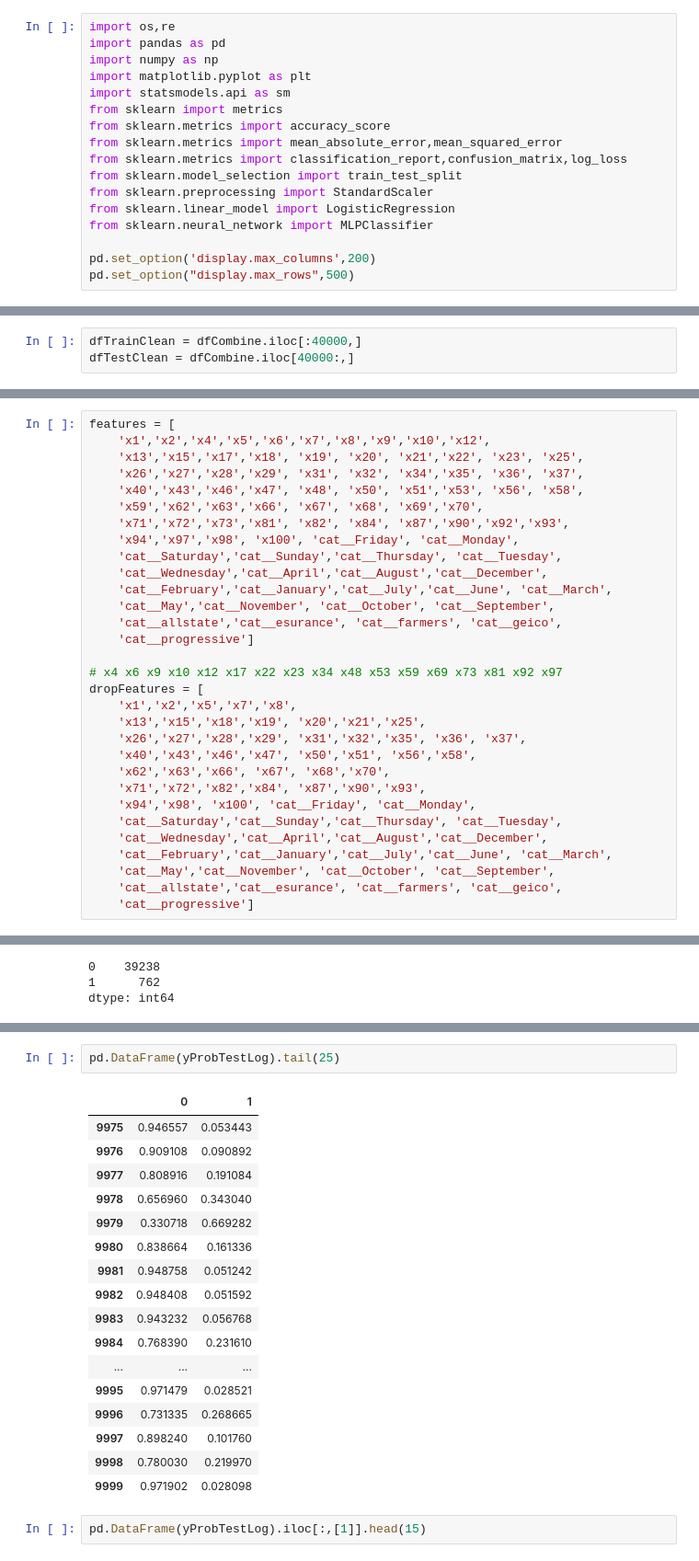
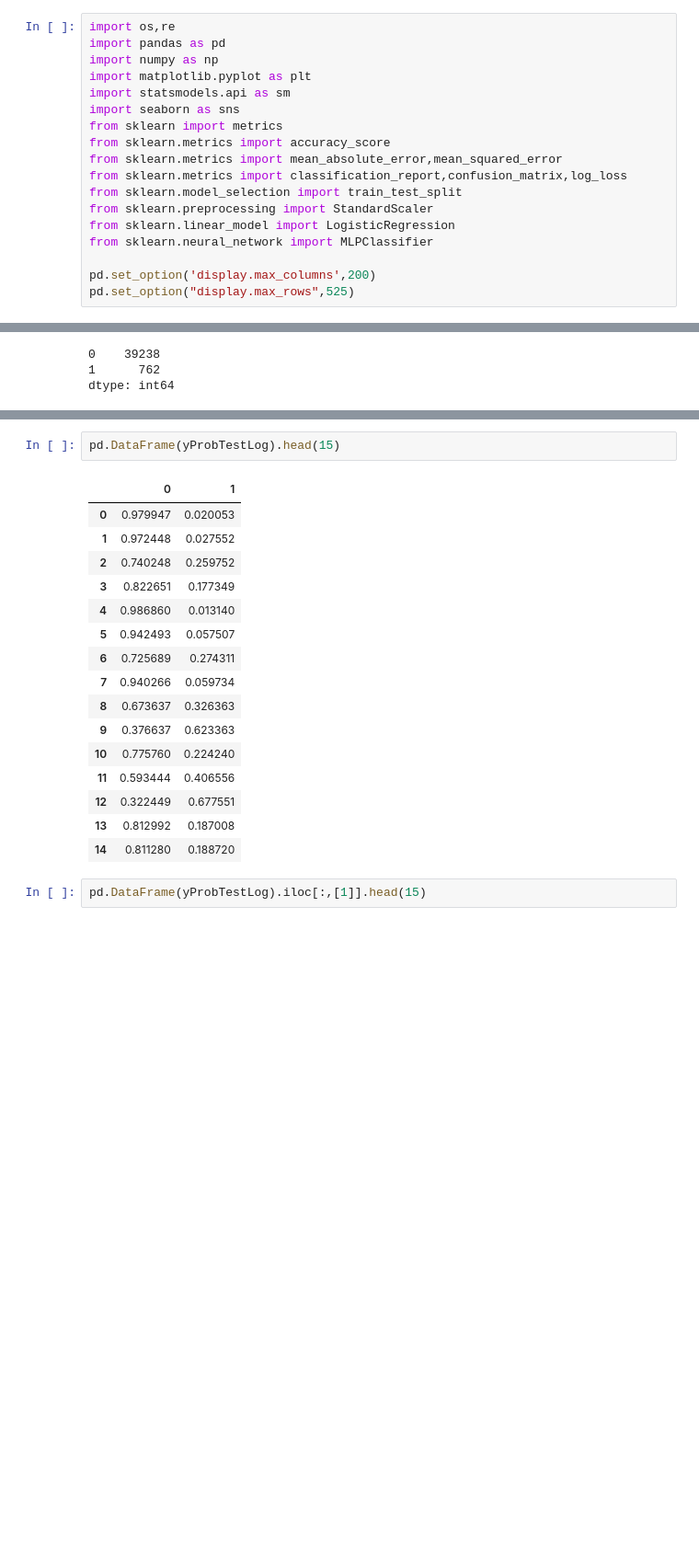
Before and after one commit to tamle2021/classification, a Jupyter notebook: sf.ipynb, the cells around one changed output, grey strips where cells are left out. Shown at 92% size. Saved outputs shown, nothing was run; the diff lists cells and outputs as text; blank space fills up the shorter version.

```diff
--- a/sf.ipynb
+++ b/sf.ipynb
@@ -6,6 +6,7 @@ import pandas as pd
 import numpy as np
 import matplotlib.pyplot as plt
 import statsmodels.api as sm
+import seaborn as sns
 from sklearn import metrics
 from sklearn.metrics import accuracy_score
 from sklearn.metrics import mean_absolute_error,mean_squared_error
@@ -16,7 +17,7 @@ from sklearn.linear_model import LogisticRegression
 from sklearn.neural_network import MLPClassifier
 
 pd.set_option('display.max_columns',200)
-pd.set_option("display.max_rows",500)
+pd.set_option("display.max_rows",525)
 # %%
 dfTrain = pd.read_csv("exercise_40_train.csv")
 dfTest = pd.read_csv("exercise_40_test.csv")
@@ -374,6 +624,3 @@ dfCombine.head(15)
-# %%
-dfTrainClean = dfCombine.iloc[:40000,]
-dfTestClean = dfCombine.iloc[40000:,]
 # %% [markdown]
 ### Logistic regression (classification) & neural network
 
@@ -403,37 +644,6 @@ Index(['y', 'x1', 'x2', 'x3', 'x4', 'x5', 'x6', 'x7', 'x8', 'x9', 'x10', 'x12',
        'cat__allstate', 'cat__esurance', 'cat__farmers', 'cat__geico',
        'cat__progressive'],
       dtype='object')
-# %%
-features = [
-    'x1','x2','x4','x5','x6','x7','x8','x9','x10','x12',
-    'x13','x15','x17','x18', 'x19', 'x20', 'x21','x22', 'x23', 'x25',
-    'x26','x27','x28','x29', 'x31', 'x32', 'x34','x35', 'x36', 'x37',
-    'x40','x43','x46','x47', 'x48', 'x50', 'x51','x53', 'x56', 'x58',
-    'x59','x62','x63','x66', 'x67', 'x68', 'x69','x70',
-    'x71','x72','x73','x81', 'x82', 'x84', 'x87','x90','x92','x93',
-    'x94','x97','x98', 'x100', 'cat__Friday', 'cat__Monday',
-    'cat__Saturday','cat__Sunday','cat__Thursday', 'cat__Tuesday',
-    'cat__Wednesday','cat__April','cat__August','cat__December',
-    'cat__February','cat__January','cat__July','cat__June', 'cat__March',
-    'cat__May','cat__November', 'cat__October', 'cat__September',
-    'cat__allstate','cat__esurance', 'cat__farmers', 'cat__geico',
-    'cat__progressive']
-
-# x4 x6 x9 x10 x12 x17 x22 x23 x34 x48 x53 x59 x69 x73 x81 x92 x97
-dropFeatures = [
-    'x1','x2','x5','x7','x8',
-    'x13','x15','x18','x19', 'x20','x21','x25',
-    'x26','x27','x28','x29', 'x31','x32','x35', 'x36', 'x37',
-    'x40','x43','x46','x47', 'x50','x51', 'x56','x58',
-    'x62','x63','x66', 'x67', 'x68','x70',
-    'x71','x72','x82','x84', 'x87','x90','x93',
-    'x94','x98', 'x100', 'cat__Friday', 'cat__Monday',
-    'cat__Saturday','cat__Sunday','cat__Thursday', 'cat__Tuesday',
-    'cat__Wednesday','cat__April','cat__August','cat__December',
-    'cat__February','cat__January','cat__July','cat__June', 'cat__March',
-    'cat__May','cat__November', 'cat__October', 'cat__September',
-    'cat__allstate','cat__esurance', 'cat__farmers', 'cat__geico',
-    'cat__progressive']
 # %% [markdown]
 ### Scale data
 # %%
@@ -537,23 +711,22 @@ pd.DataFrame(yProbTrainLog).head(20)
 # %%
-pd.DataFrame(yProbTestLog).tail(25)
+pd.DataFrame(yProbTestLog).head(15)
 # %% [output]
 |  | 0 | 1 |
-| 9975 | 0.946557 | 0.053443 |
-| 9976 | 0.909108 | 0.090892 |
-| 9977 | 0.808916 | 0.191084 |
-| 9978 | 0.656960 | 0.343040 |
-| 9979 | 0.330718 | 0.669282 |
-| 9980 | 0.838664 | 0.161336 |
-| 9981 | 0.948758 | 0.051242 |
-| 9982 | 0.948408 | 0.051592 |
-| 9983 | 0.943232 | 0.056768 |
-| 9984 | 0.768390 | 0.231610 |
-| ... | ... | ... |
-| 9995 | 0.971479 | 0.028521 |
-| 9996 | 0.731335 | 0.268665 |
-| 9997 | 0.898240 | 0.101760 |
-| 9998 | 0.780030 | 0.219970 |
-| 9999 | 0.971902 | 0.028098 |
+| 0 | 0.979947 | 0.020053 |
+| 1 | 0.972448 | 0.027552 |
+| 2 | 0.740248 | 0.259752 |
+| 3 | 0.822651 | 0.177349 |
+| 4 | 0.986860 | 0.013140 |
+| 5 | 0.942493 | 0.057507 |
+| 6 | 0.725689 | 0.274311 |
+| 7 | 0.940266 | 0.059734 |
+| 8 | 0.673637 | 0.326363 |
+| 9 | 0.376637 | 0.623363 |
+| 10 | 0.775760 | 0.224240 |
+| 11 | 0.593444 | 0.406556 |
+| 12 | 0.322449 | 0.677551 |
+| 13 | 0.812992 | 0.187008 |
+| 14 | 0.811280 | 0.188720 |
 # %%
 pd.DataFrame(yProbTestLog).iloc[:,[1]].head(15)
 # %% [output]
```
Also changed, not shown: parts of 78 cells of this notebook, 3 other files.
